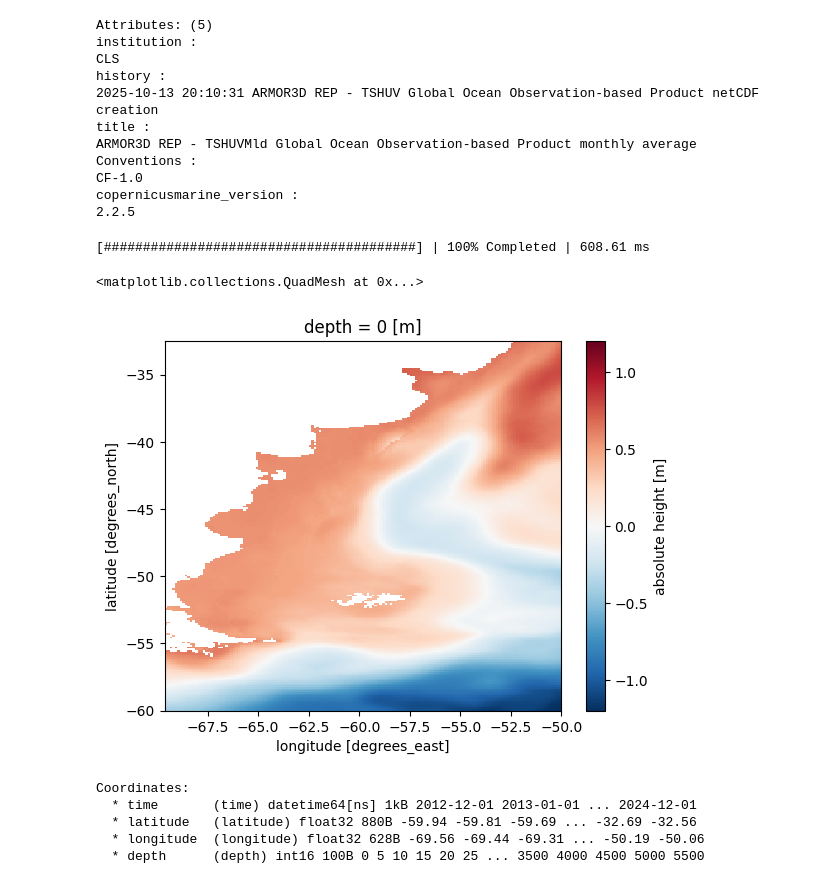
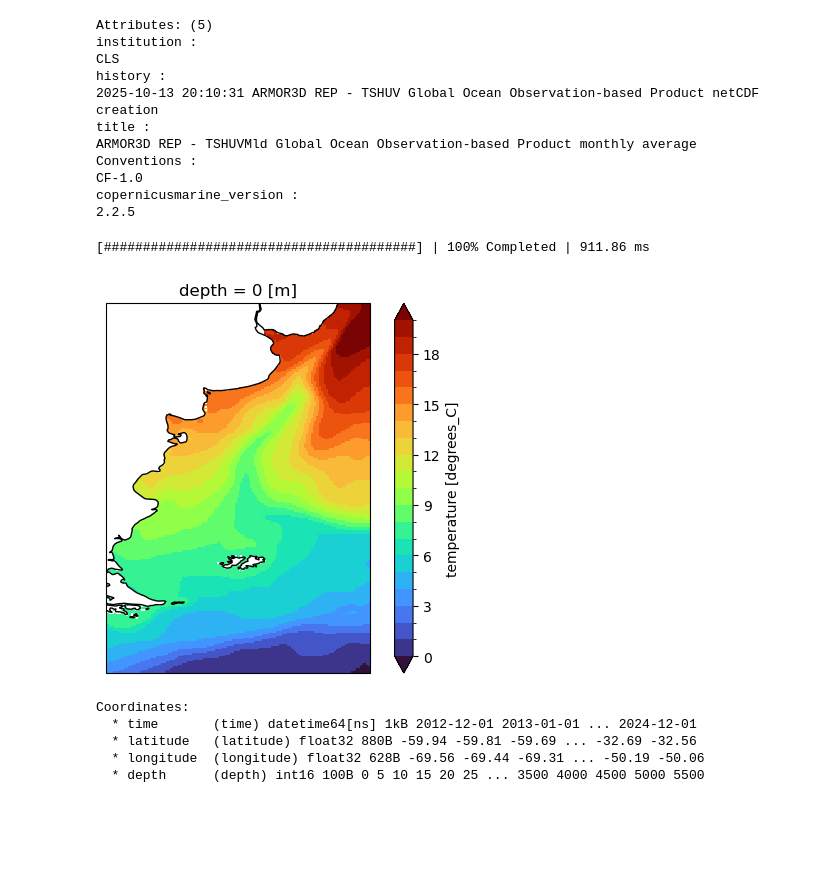
Before and after one commit to rubarriuso/TFM, a Jupyter notebook: prueba_copernicusmarine_cmems_phy.ipynb, the cells around one changed output. Cells and saved outputs as stored; diff of their text form; code cells hidden in the pictures; blank space fills up the shorter version.

```diff
--- a/prueba_copernicusmarine_cmems_phy.ipynb
+++ b/prueba_copernicusmarine_cmems_phy.ipynb
@@ -144,15 +146,24 @@ copernicusmarine_version :
 2.2.5
 # %%
 #example of working with zarr data
-sst_mean = (cmems["zo"].sel(depth=0, method="nearest").mean(dim="time"))
+sst_mean = (cmems["to"].sel(depth=0, method="nearest").mean(dim="time"))
 
 with ProgressBar():
     sst_mean = sst_mean.compute()
-sst_mean.plot()
+
+levels = np.arange(0, 21, 1)
+
+ax = plt.axes(projection=ccrs.PlateCarree())
+sst_mean.plot(
+    levels=levels,
+    cmap="turbo",   # very high contrast
+    extend="both"
+)
+ax.coastlines(resolution="50m")  # coastlines
+plt.show()
 # %% [output]
-[########################################] | 100% Completed | 608.61 ms
+[########################################] | 100% Completed | 911.86 ms
-<matplotlib.collections.QuadMesh at 0x...>
-[figure, old version]
+[figure, new version]
 # %%
 print(cmems.coords)
 # cmems está a 0.125 grados de resolución espacial
```
Also changed, not shown: parts of 7 cells of this notebook, 8 other files.
